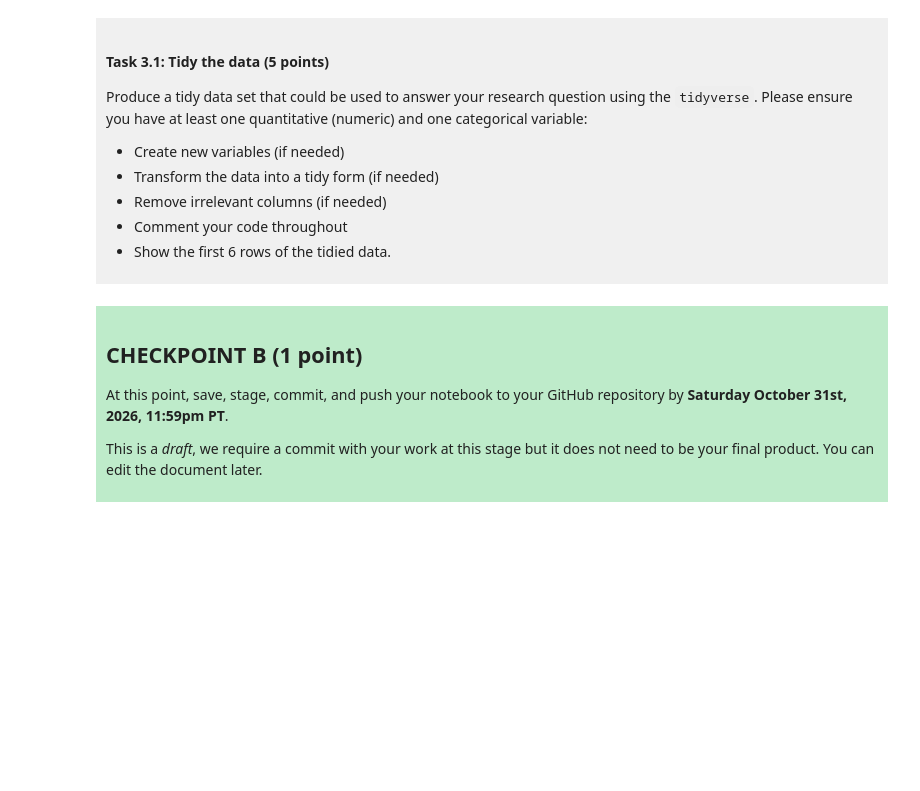
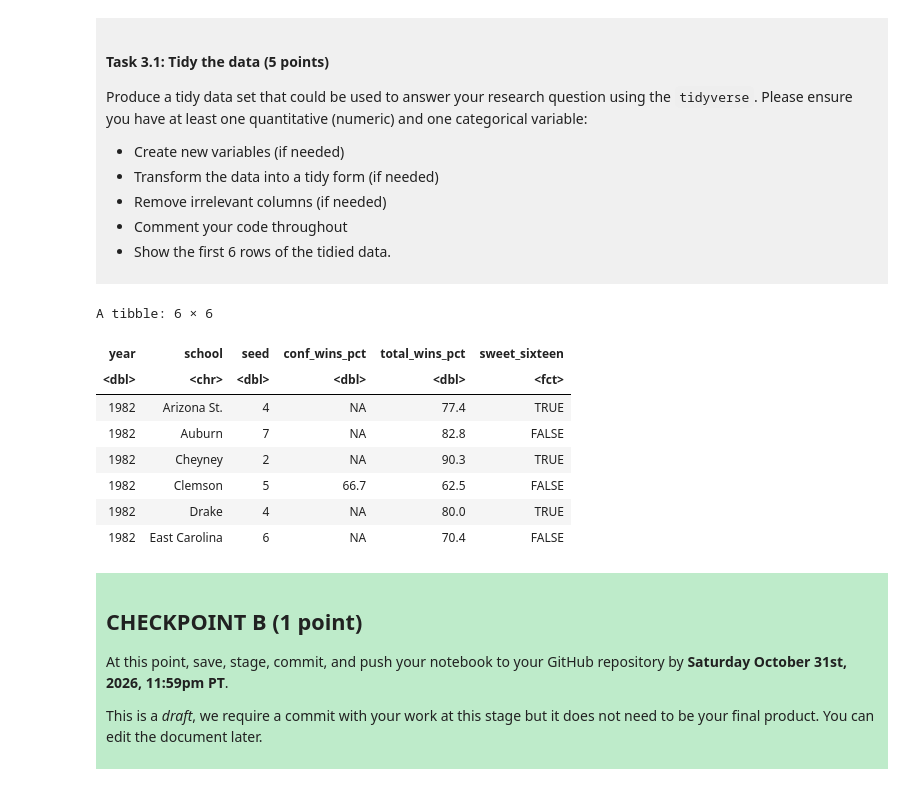
Before and after one commit to remyrxli/dsci-100-project-remy-li, a Jupyter notebook: dsci-100-project-notebook.ipynb, the cells around one changed output. Saved outputs shown, nothing was run; the diff lists cells and outputs as text; code cells hidden in the pictures; blank space fills up the shorter version.

```diff
--- a/dsci-100-project-notebook.ipynb
+++ b/dsci-100-project-notebook.ipynb
@@ -190,6 +210,25 @@ Produce a tidy data set that could be used to answer your research question usin
 </div>
 # %%
 ### EDIT THIS CODE CELL ###
+library(tidyverse)
+womens_march_madness_tidy <- womens_march_madness |>
+  select(year, school, seed, conf_wins_pct, total_wins_pct, tourney_finish) |> #selecting relevant columns
+  mutate(sweet_sixteen = as.factor(                                            #create binary response variable sweet_sixteen based on tourney_finish
+    tourney_finish %in% c("top_16_loss", "top_8_loss",
+                         "top_4_loss", "top_2_loss", "champ")
+  )) |>                                                                        #TRUE = reached Sweet Sixteen or beyond, FALSE = did not
+  select(-tourney_finish)                                                      #remove original tourney_finish column
+womens_march_madness_tidy
+# %% [output]
+A tibble: 6 × 6
+| year | school | seed | conf_wins_pct | total_wins_pct | sweet_sixteen |
+| <dbl> | <chr> | <dbl> | <dbl> | <dbl> | <fct> |
+| 1982 | Arizona St. | 4 | NA | 77.4 | TRUE |
+| 1982 | Auburn | 7 | NA | 82.8 | FALSE |
+| 1982 | Cheyney | 2 | NA | 90.3 | TRUE |
+| 1982 | Clemson | 5 | 66.7 | 62.5 | FALSE |
+| 1982 | Drake | 4 | NA | 80.0 | TRUE |
+| 1982 | East Carolina | 6 | NA | 70.4 | FALSE |
 # %% [markdown]
 <div style="background-color: #beebca; padding: 10px;">
 
```
Also changed, not shown: parts of 3 cells of this notebook.
